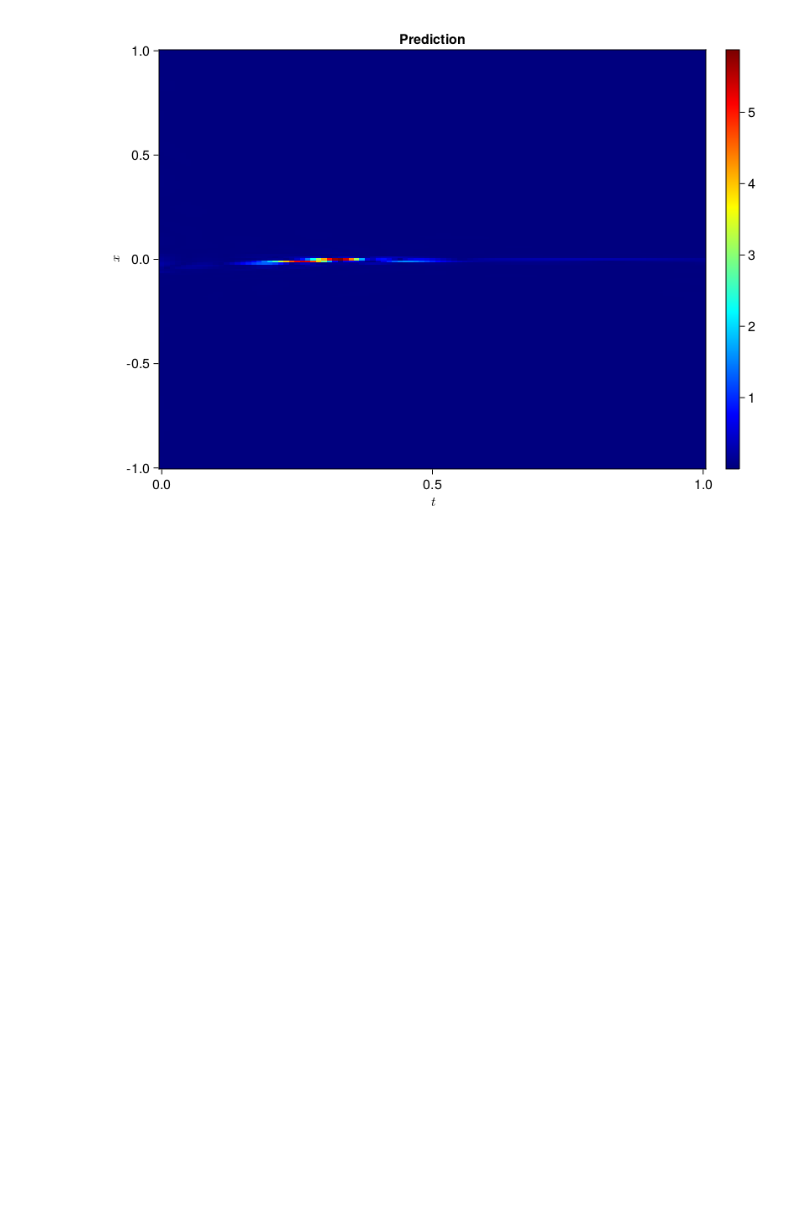
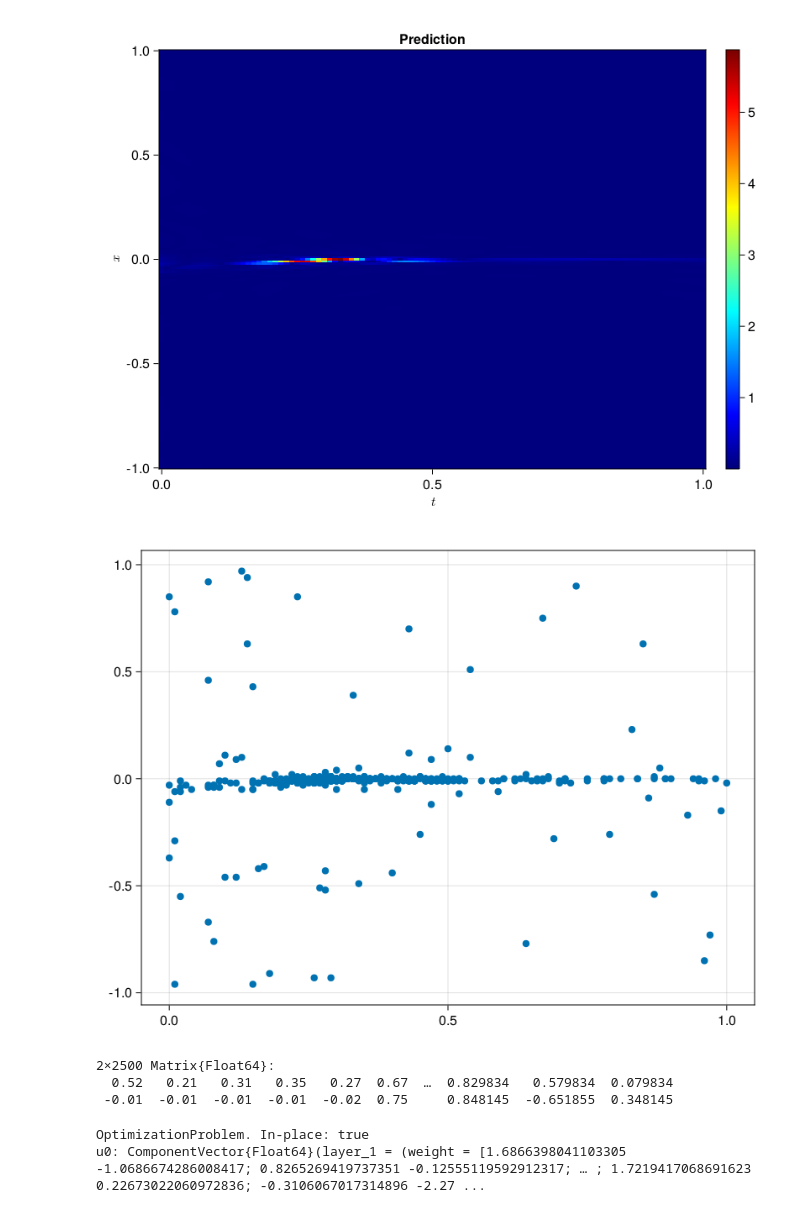
Before and after one commit to YichengDWu/Sophon-Examples, a Jupyter notebook: burgers.ipynb, the cells around one changed output. Drawn from its saved outputs; the diff is of its cells as text; code cells hidden in the pictures; blank space fills up the shorter version.

```diff
--- a/burgers.ipynb
+++ b/burgers.ipynb
@@ -98,3 +98,24 @@ Colorbar(fig[:, end + 1], hm)
 fig
 # %% [output]
 [figure]
+# %%
+using StatsBase
+
+data = vec([[t, x] for t in ts, x in xs])
+wv = vec(residual)
+new_data = wsample(data, wv, 500)
+new_data = reduce(hcat, new_data)
+fig, ax = scatter(new_data[1,:], new_data[2,:])
+# %% [output]
+[figure, added]
+# %%
+prob.p[1] = hcat(new_data, prob.p[1])
+# %% [output]
+2×2500 Matrix{Float64}:
+  0.52   0.21   0.31   0.35   0.27  0.67  …  0.829834   0.579834  0.079834
+ -0.01  -0.01  -0.01  -0.01  -0.02  0.75     0.848145  -0.651855  0.348145
+# %%
+prob = remake(prob; u0=res.u)
+# %% [output]
+OptimizationProblem. In-place: true
+u0: ComponentVector{Float64}(layer_1 = (weight = [1.6866398041103305 -1.0686674286008417; 0.8265269419737351 -0.12555119592912317; … ; 1.7219417068691623 0.22673022060972836; -0.3106067017314896 -2.27 ...
```
Also changed, not shown: parts of 2 cells of this notebook.
